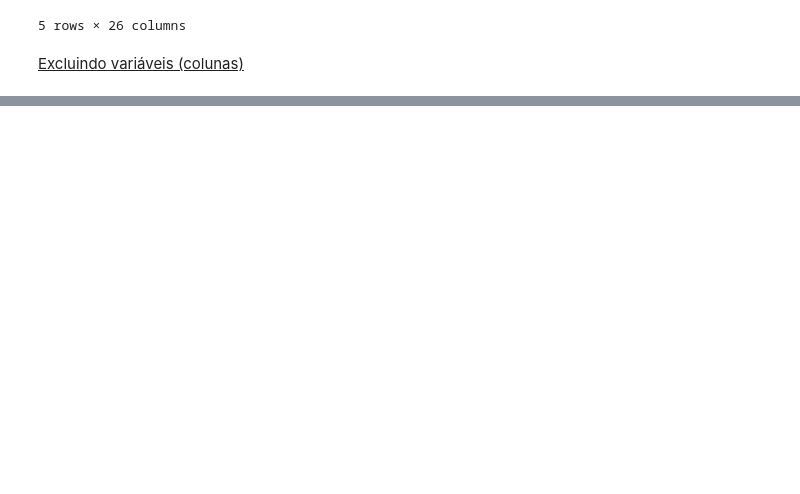
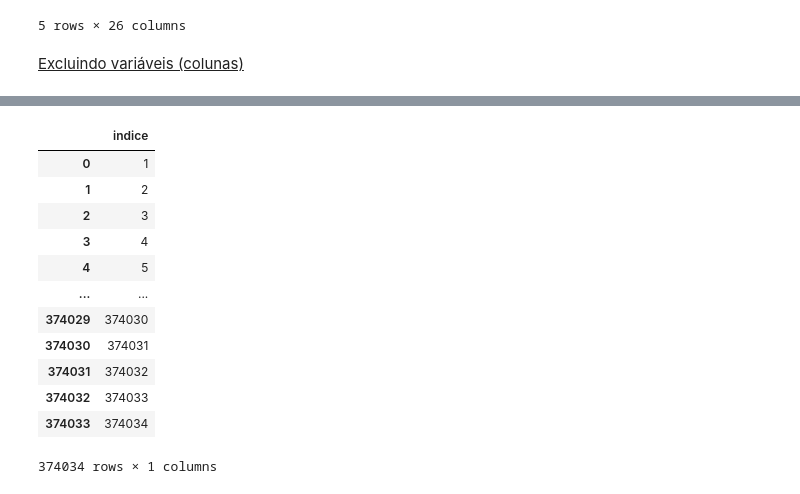
Before and after one commit to marcosfreiresantos/python-analise-de-dados, a Jupyter notebook: fundamentos_python.ipynb, the cells around one changed output, grey strips where cells are left out. Saved outputs shown, nothing was run; the diff lists cells and outputs as text; code cells hidden in the pictures; blank space fills up the shorter version.

```diff
--- a/fundamentos_python.ipynb
+++ b/fundamentos_python.ipynb
@@ -238,0 +269,19 @@ covid_sp_alterado.drop(covid_sp_alterado.columns[[13, 14, 18, 19]], axis=1, inpl
+# %%
+# Criando um dataframe com a lista
+
+df = pd.DataFrame(lista, columns=['indice'])
+df
+# %% [output]
+|  | indice |
+| 0 | 1 |
+| 1 | 2 |
+| 2 | 3 |
+| 3 | 4 |
+| 4 | 5 |
+| ... | ... |
+| 374029 | 374030 |
+| 374030 | 374031 |
+| 374031 | 374032 |
+| 374032 | 374033 |
+| 374033 | 374034 |
+374034 rows × 1 columns
```
Also changed, not shown: parts of 12 cells of this notebook.
